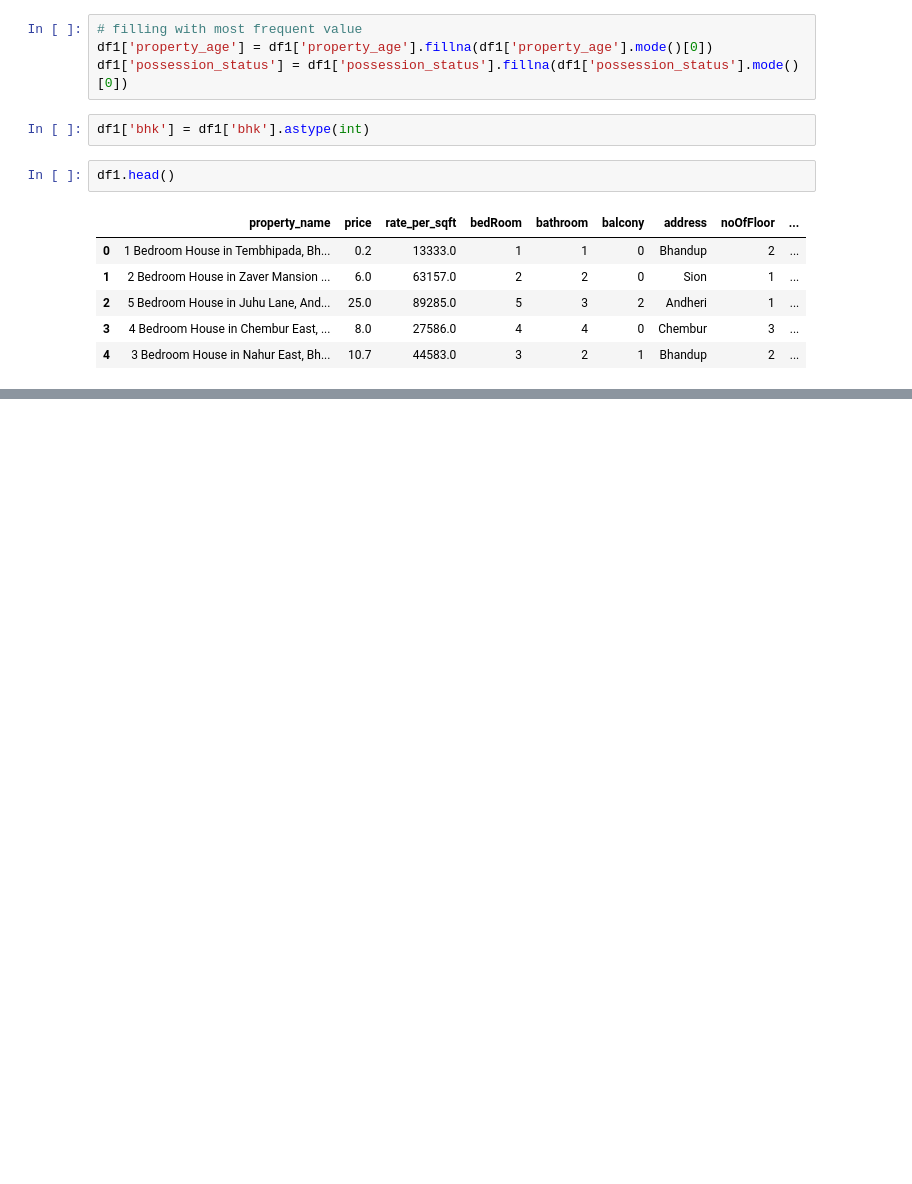
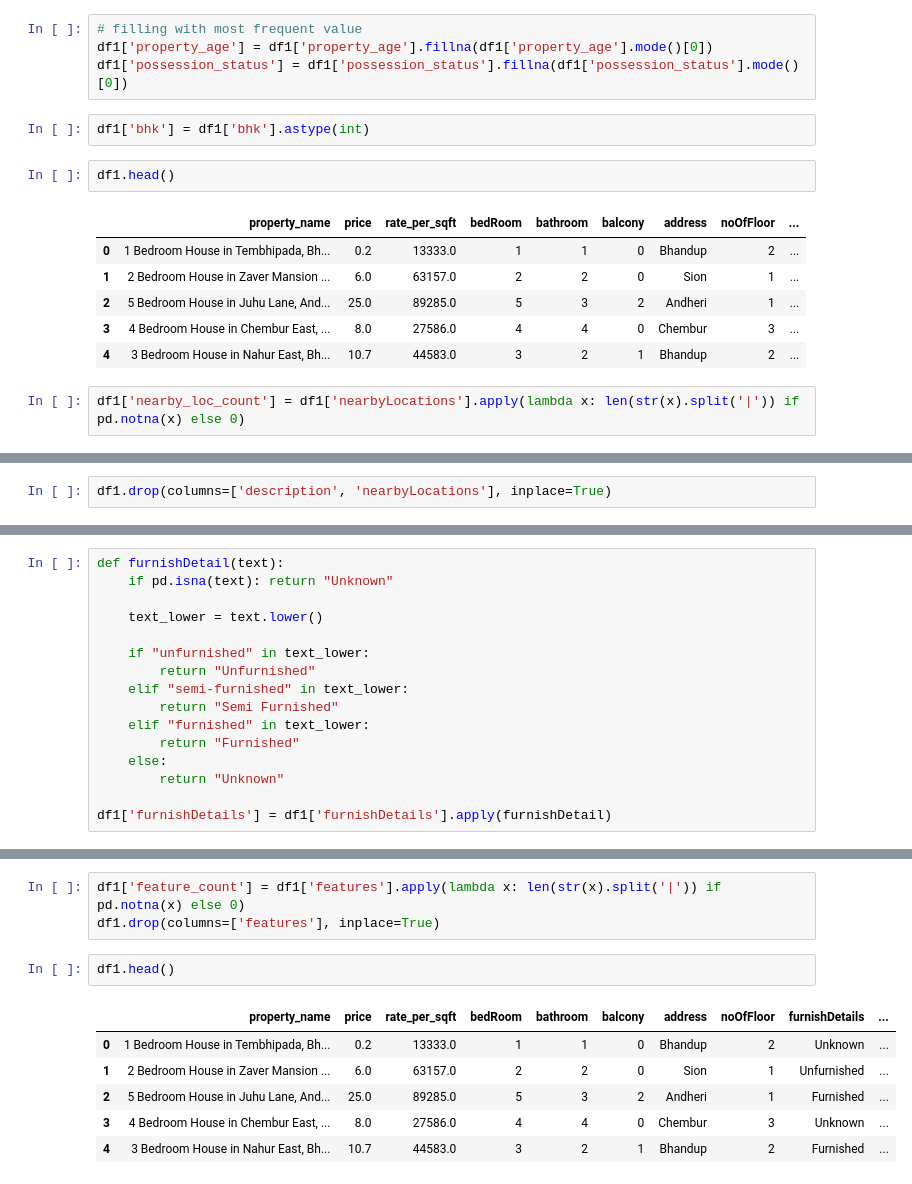
Before and after one commit to ShlokBagwe/Realytics-End-to-End-Real-Estate-Intelligence-Platform, a Jupyter notebook: Pre-Processing/House_Data_Pre_processing.ipynb, the cells around one changed output, grey strips where cells are left out. Cells and saved outputs as stored; diff of their text form; blank space fills up the shorter version.

Commit message:
cleaned the Independent House/Villa file

```diff
--- a/Pre-Processing/House_Data_Pre_processing.ipynb
+++ b/Pre-Processing/House_Data_Pre_processing.ipynb
@@ -537,3 +539,5 @@ df1.head()
 | 2 | 5 Bedroom House in Juhu Lane, And... | 25.0 | 89285.0 | 5 | 3 | 2 | Andheri | 1 | ... |
 | 3 | 4 Bedroom House in Chembur East, ... | 8.0 | 27586.0 | 4 | 4 | 0 | Chembur | 3 | ... |
 | 4 | 3 Bedroom House in Nahur East, Bh... | 10.7 | 44583.0 | 3 | 2 | 1 | Bhandup | 2 | ... |
+# %%
+df1['nearby_loc_count'] = df1['nearbyLocations'].apply(lambda x: len(str(x).split('|')) if pd.notna(x) else 0)
@@ -539,0 +553,2 @@ df1.head()
+# %%
+df1.drop(columns=['description', 'nearbyLocations'], inplace=True)
@@ -539,0 +557,16 @@ df1.head()
+# %%
+def furnishDetail(text):
+    if pd.isna(text): return "Unknown"
+
+    text_lower = text.lower()
+
+    if "unfurnished" in text_lower:
+        return "Unfurnished"
+    elif "semi-furnished" in text_lower:
+        return "Semi Furnished"
+    elif "furnished" in text_lower:
+        return "Furnished"
+    else:
+        return "Unknown"
+
+df1['furnishDetails'] = df1['furnishDetails'].apply(furnishDetail)
@@ -539,0 +592,12 @@ df1.head()
+# %%
+df1['feature_count'] = df1['features'].apply(lambda x: len(str(x).split('|')) if pd.notna(x) else 0)
+df1.drop(columns=['features'], inplace=True)
+# %%
+df1.head()
+# %% [output]
+|  | property_name | price | rate_per_sqft | bedRoom | bathroom | balcony | address | noOfFloor | furnishDetails | ... |
+| 0 | 1 Bedroom House in Tembhipada, Bh... | 0.2 | 13333.0 | 1 | 1 | 0 | Bhandup | 2 | Unknown | ... |
+| 1 | 2 Bedroom House in Zaver Mansion ... | 6.0 | 63157.0 | 2 | 2 | 0 | Sion | 1 | Unfurnished | ... |
+| 2 | 5 Bedroom House in Juhu Lane, And... | 25.0 | 89285.0 | 5 | 3 | 2 | Andheri | 1 | Furnished | ... |
+| 3 | 4 Bedroom House in Chembur East, ... | 8.0 | 27586.0 | 4 | 4 | 0 | Chembur | 3 | Unknown | ... |
+| 4 | 3 Bedroom House in Nahur East, Bh... | 10.7 | 44583.0 | 3 | 2 | 1 | Bhandup | 2 | Furnished | ... |
```
Also changed, not shown: parts of 11 cells of this notebook.
